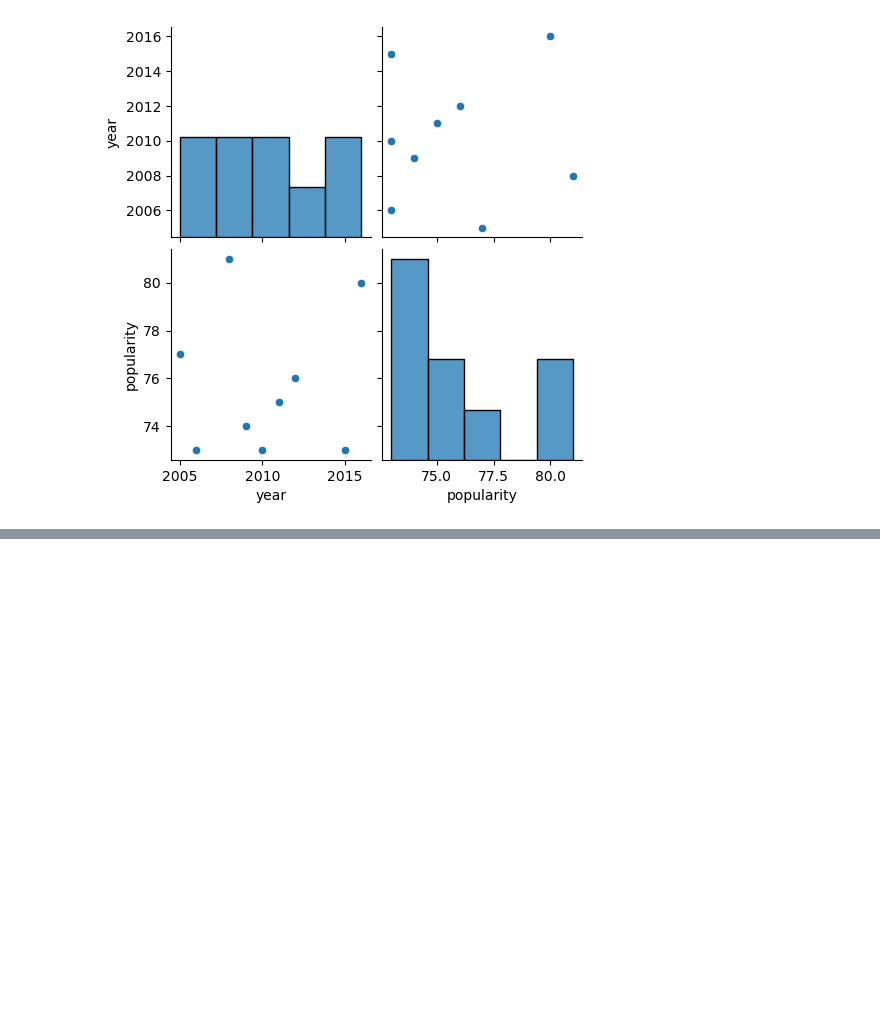
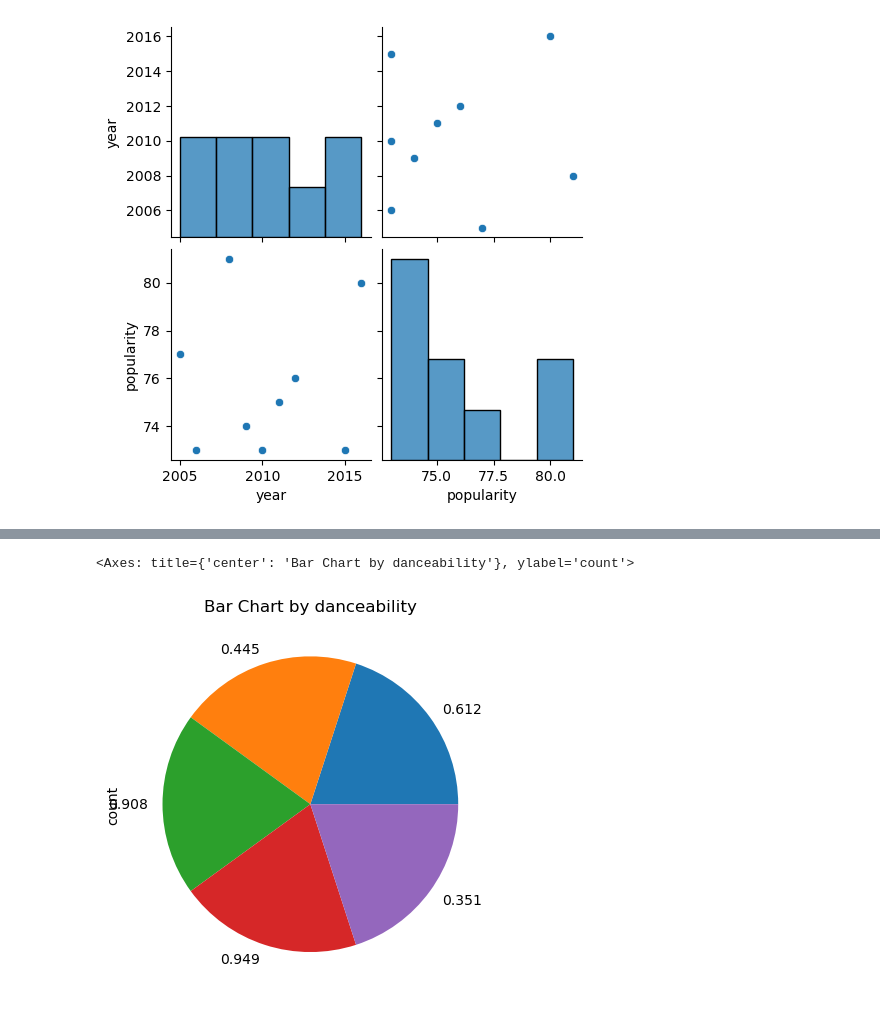
Before and after one commit to Tatikr/Project_Spotify, a Jupyter notebook: Spotify.ipynb, the cells around one changed output, grey strips where cells are left out. Cells and saved outputs as stored; diff of their text form; code cells hidden in the pictures; blank space fills up the shorter version.

```diff
--- a/Spotify.ipynb
+++ b/Spotify.ipynb
@@ -807,0 +691,5 @@ merged_df
+# %%
+top5_song['danceability'].value_counts().plot(kind='pie',  title="Bar Chart by danceability")
+# %% [output]
+<Axes: title={'center': 'Bar Chart by danceability'}, ylabel='count'>
+[figure, added]
```
Also changed, not shown: parts of 80 cells of this notebook, 1 other file.
